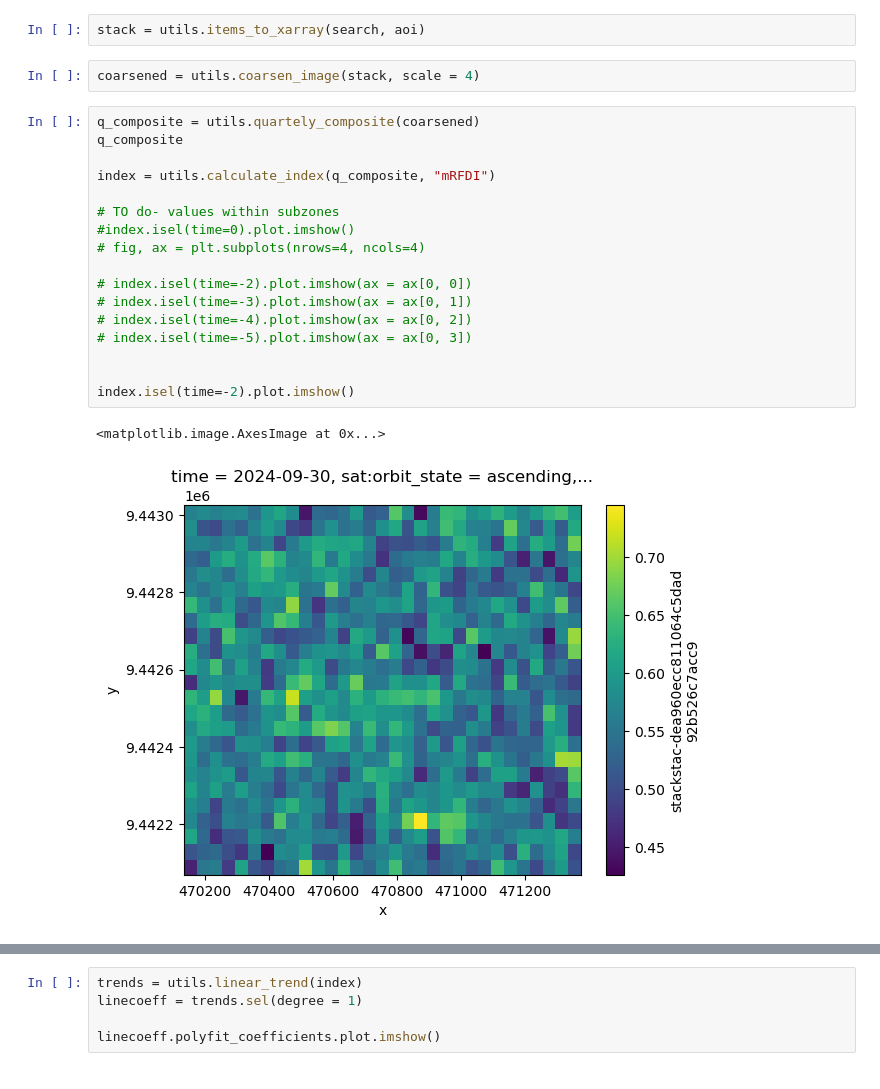
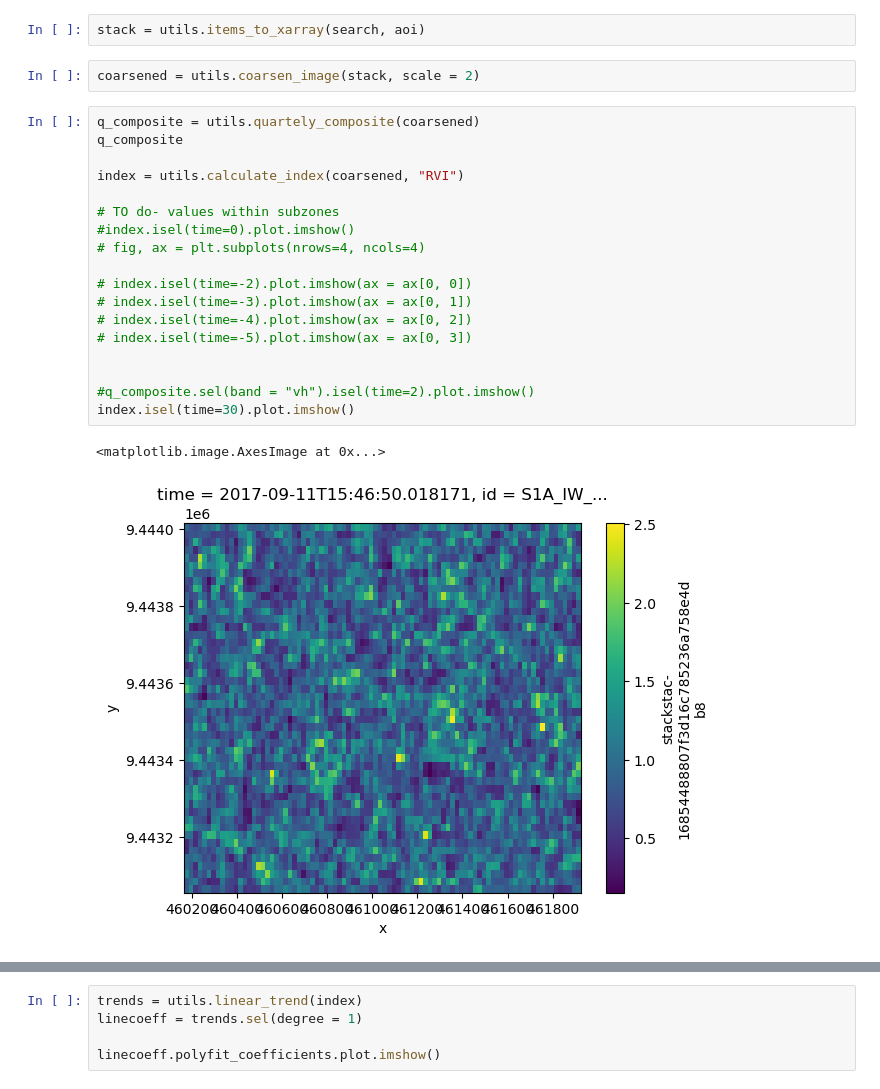
Before and after one commit to adlai-nelson/geog313-final-project, a Jupyter notebook: analysis.ipynb, the cells around one changed output, grey strips where cells are left out. Drawn from its saved outputs; the diff is of its cells as text.

```diff
--- a/analysis.ipynb
+++ b/analysis.ipynb
@@ -69,27 +76,28 @@ search = utils.get_sar_pc(aoi, start, end)
 # %%
 stack = utils.items_to_xarray(search, aoi)
 # %%
-coarsened = utils.coarsen_image(stack, scale = 4)
+coarsened = utils.coarsen_image(stack, scale = 2)
 # %%
 q_composite = utils.quartely_composite(coarsened)
 q_composite
 
-index = utils.calculate_index(q_composite, "mRFDI")
+index = utils.calculate_index(coarsened, "RVI")
 
 # TO do- values within subzones
 #index.isel(time=0).plot.imshow()
 # fig, ax = plt.subplots(nrows=4, ncols=4)
 
 # index.isel(time=-2).plot.imshow(ax = ax[0, 0])
 # index.isel(time=-3).plot.imshow(ax = ax[0, 1])
 # index.isel(time=-4).plot.imshow(ax = ax[0, 2])
 # index.isel(time=-5).plot.imshow(ax = ax[0, 3])
 
 
-index.isel(time=-2).plot.imshow()
+#q_composite.sel(band = "vh").isel(time=2).plot.imshow()
+index.isel(time=30).plot.imshow()
 # %% [output]
 <matplotlib.image.AxesImage at 0x...>
-[figure, old version]
+[figure, new version]
 # %%
 tsmean = index.mean(dim = ['y', 'x'], skipna = True)
 
```
Also changed, not shown: parts of 3 cells of this notebook, 1 other file.
